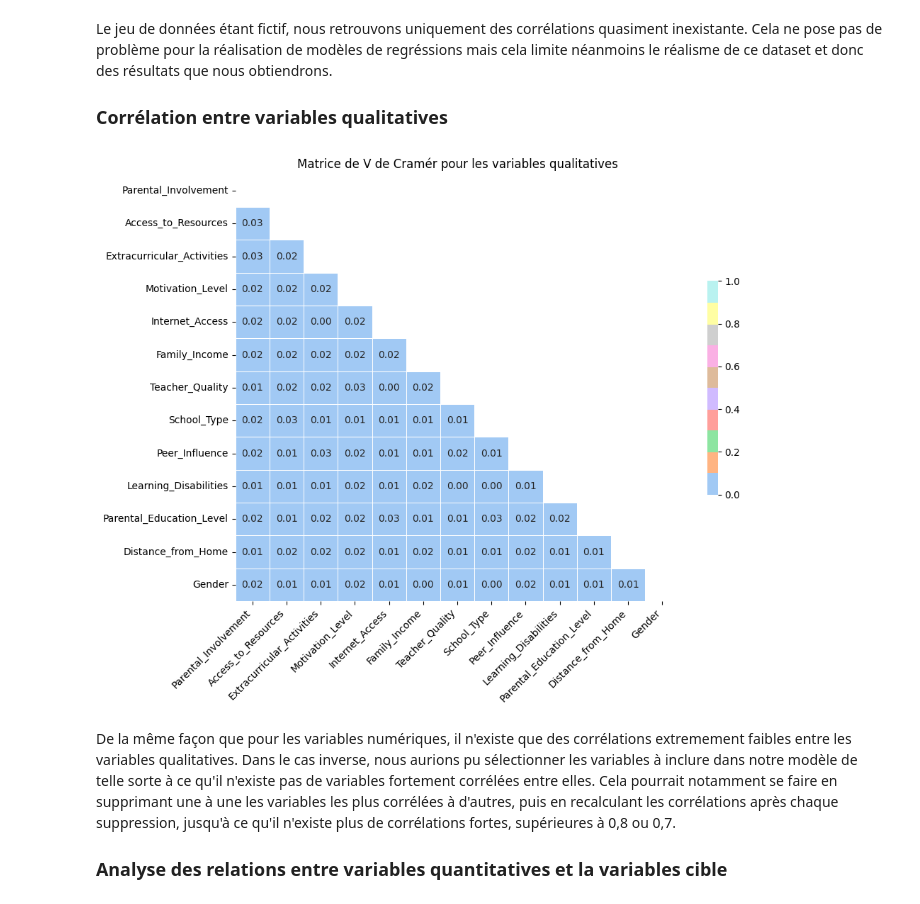
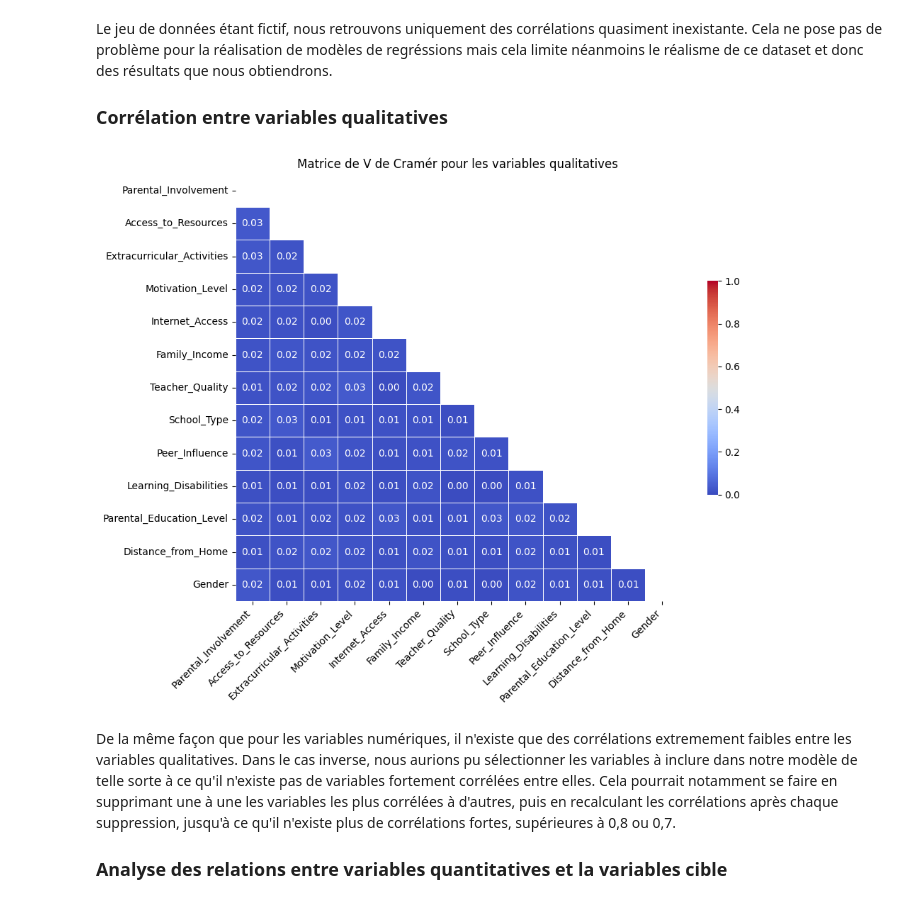
Before and after one commit to Isahrv/projet_svm, a Jupyter notebook: code.ipynb, the cells around one changed output. Cells and saved outputs as stored; diff of their text form; code cells hidden in the pictures.

```diff
--- a/code.ipynb
+++ b/code.ipynb
@@ -76,0 +100,13 @@ cat_cols = df.select_dtypes(include=['str']).columns.tolist()
+# %%
+# Copie de X_train et X_test en DataFrame
+df_train = pd.DataFrame(X_train, columns=X.columns)
+df_test = pd.DataFrame(X_test, columns=X.columns)
+
+# Création d'une colonne source pour différencier les données
+df_train["__source__"] = "train"
+df_test["__source__"] = "test"
+
+# Fusion des deux datasets
+df = pd.concat([df_train, df_test], axis=0, ignore_index=True)
+
+df.info()
@@ -203,10 +250,19 @@ dtype: int64
 # Colonnes avec valeurs manquantes
 missing_cols = ["Teacher_Quality", "Parental_Education_Level", "Distance_from_Home"]
 
-# Imputation avec la modalité la plus fréquente
+# Initialisation de l'imputation avec la modalité la plus fréquente
 cat_imputer = SimpleImputer(strategy="most_frequent")
 
-df[missing_cols] = cat_imputer.fit_transform(df[missing_cols])
+# FIT uniquement sur le train
+cat_imputer.fit(df_train[missing_cols])
+
+# TRANSFORM sur train et test
+df_train[missing_cols] = cat_imputer.transform(df_train[missing_cols])
+df_test[missing_cols] = cat_imputer.transform(df_test[missing_cols])
+# %%
+# Reconstruction du df complet après nettoyage des valeurs manquantes
+df = pd.concat([df_train, df_test], axis=0, ignore_index=True)
+df.info()
 # %%
 # Vérification des valeurs manquantes après imputation
 print(df.isna().sum())
@@ -269,35 +325,35 @@ cramer_matrix = pd.DataFrame(
 
 for col1 in cat_cols:
     for col2 in cat_cols:
         cramer_matrix.loc[col1, col2] = cramers_v(df[col1], df[col2])
 
 ## Figure et Heatmap
 ### Masque pour le triangle supérieur
 mask = np.triu(np.ones_like(cramer_matrix, dtype=bool))
 
 ### Affichage
 plt.figure(figsize=(10, 8))
 sns.heatmap(
     cramer_matrix.astype(float),
     mask=mask,
-    cmap=palette,
+    cmap="coolwarm",
     vmin=0,
     vmax=1,
     center=0.5,
     annot=True,
     fmt=".2f",
     linewidths=.5,
     cbar_kws={"shrink": 0.5},
     annot_kws={"size": 10}
 )
 
 plt.title("Matrice de V de Cramér pour les variables qualitatives")
 plt.xticks(rotation=45, ha="right")
 plt.yticks(rotation=0)
 plt.tight_layout()
 plt.show()
 # %% [output]
-[figure, old version]
+[figure, new version]
 # %% [markdown]
 De la même façon que pour les variables numériques, il n'existe que des corrélations extremement faibles entre les variables qualitatives.
 Dans le cas inverse, nous aurions pu sélectionner les variables à inclure dans notre modèle de telle sorte à ce qu'il n'existe pas de variables fortement corrélées entre elles. Cela pourrait notamment se faire en supprimant une à une les variables les plus corrélées à d'autres, puis en recalculant les corrélations après chaque suppression, jusqu'à ce qu'il n'existe plus de corrélations fortes, supérieures à 0,8 ou 0,7.
```
Also changed, not shown: parts of 19 cells of this notebook.
